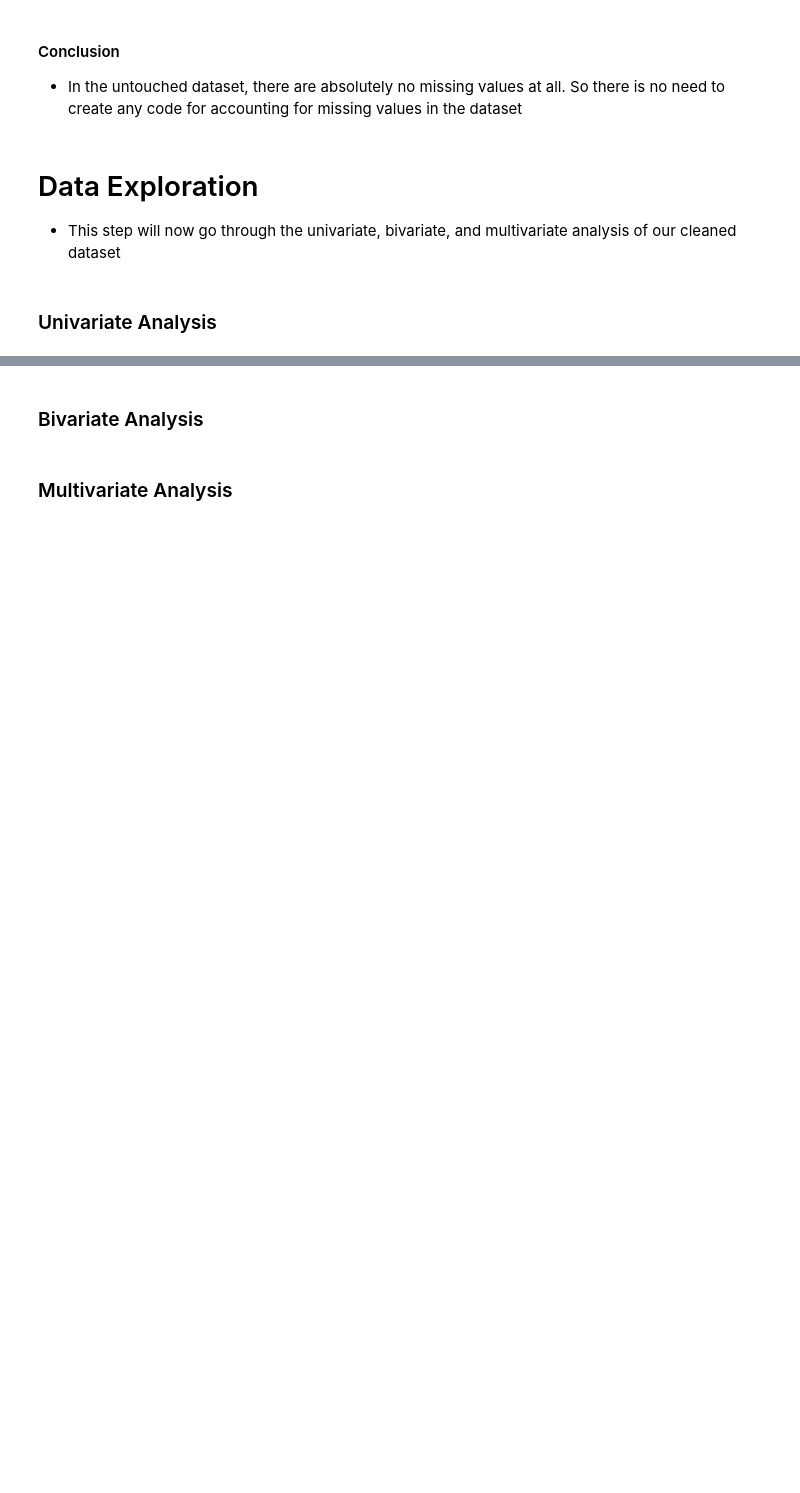
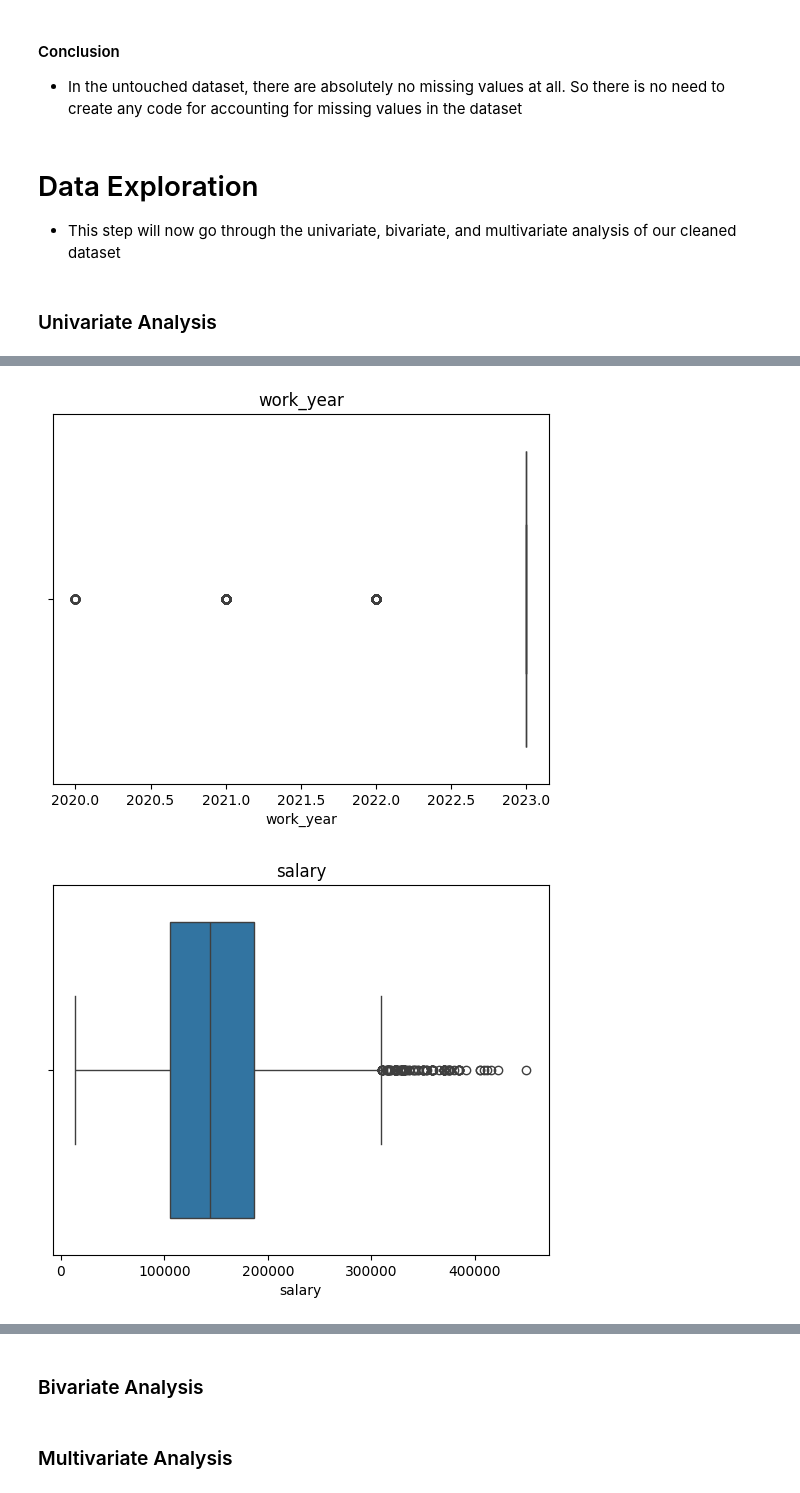
Before and after one commit to theo-picar1/DataSci_CA2_PairProject_2025, a Jupyter notebook: DataAnalysys.ipynb, the cells around one changed output, grey strips where cells are left out. Cells and saved outputs as stored; diff of their text form; code cells hidden in the pictures; blank space fills up the shorter version.

```diff
--- a/DataAnalysys.ipynb
+++ b/DataAnalysys.ipynb
@@ -84,0 +158,9 @@ dtype: int64
+# %%
+# Boxplot of numeric columns
+for column in numeric_cols:
+    sns.boxplot(x=data[column])
+    plt.title(column)
+    plt.show()
+# %% [output]
+[figure, added]
+[figure, added]
```
Also changed, not shown: parts of 9 cells of this notebook.
